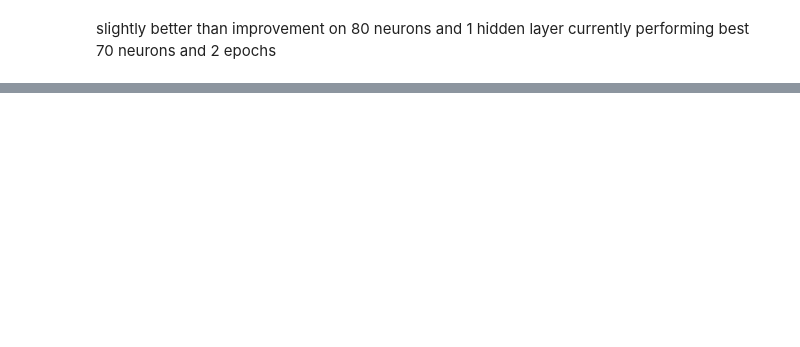
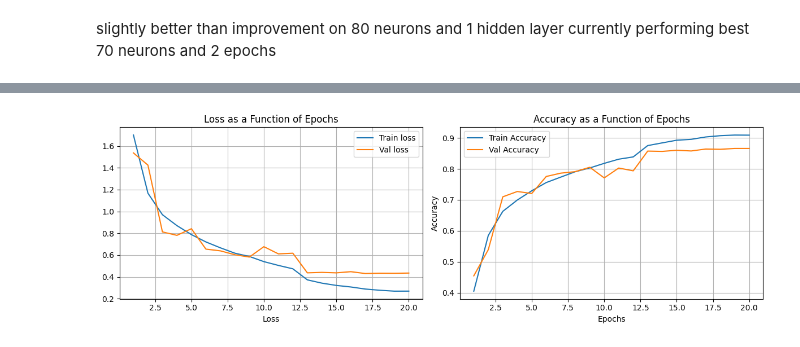
Before and after one commit to Kaioh17/ml_journey, a Jupyter notebook: assignment_3/main.ipynb, the cells around one changed output, grey strips where cells are left out. Cells and saved outputs as stored; diff of their text form; code cells hidden in the pictures; blank space fills up the shorter version.

```diff
--- a/assignment_3/main.ipynb
+++ b/assignment_3/main.ipynb
@@ -1079,0 +1323,32 @@ Fri Mar 13 12:47:26 2026
+# %%
+def plot_history(history):
+  loss = history.history['loss']
+  val_loss = history.history['val_loss']
+  epochs = range(1, len(loss) + 1)
+
+  fig, (ax1, ax2) = plt.subplots(1, 2, figsize=(12, 4))
+
+  ax1.plot(epochs, loss, label='Train loss')
+  ax1.plot(epochs, val_loss, label='Val loss')
+  ax1.set_title('Loss as a Function of Epochs')
+  ax1.set_xlabel('Epochs')
+  ax1.set_xlabel('Loss')
+  ax1.legend()
+  ax1.grid(True)
+
+  ax2.plot(epochs, history.history['accuracy'],
+             label='Train Accuracy')
+  ax2.plot(epochs, history.history['val_accuracy'],
+            label='Val Accuracy')
+  ax2.set_title('Accuracy as a Function of Epochs')
+  ax2.set_xlabel('Epochs')
+  ax2.set_ylabel('Accuracy')
+  ax2.legend()
+  ax2.grid(True)
+
+  plt.tight_layout()
+  plt.show()
+# %%
+plot_history(history=history)
+# %% [output]
+[figure, added]
```
Also changed, not shown: parts of 49 cells of this notebook.
